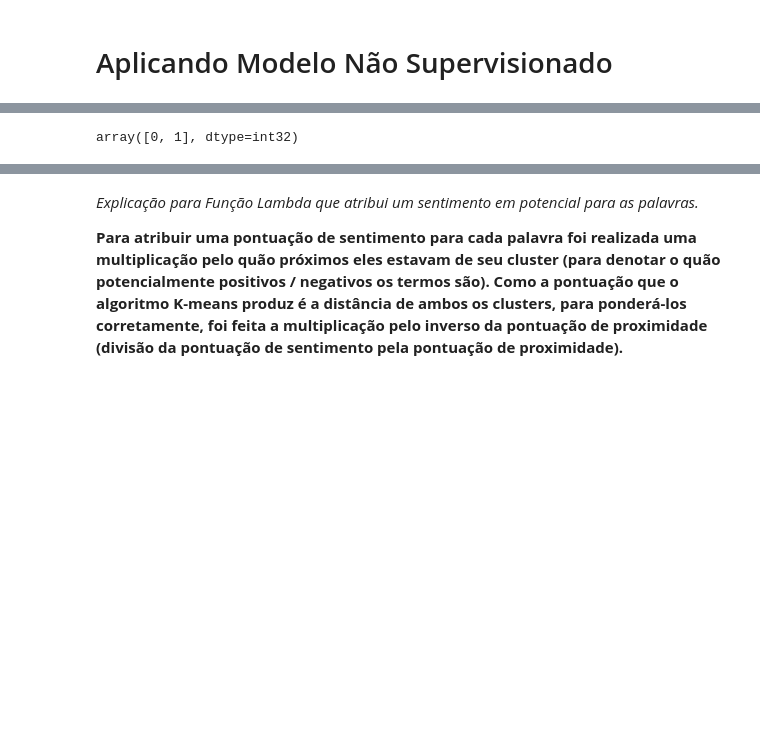
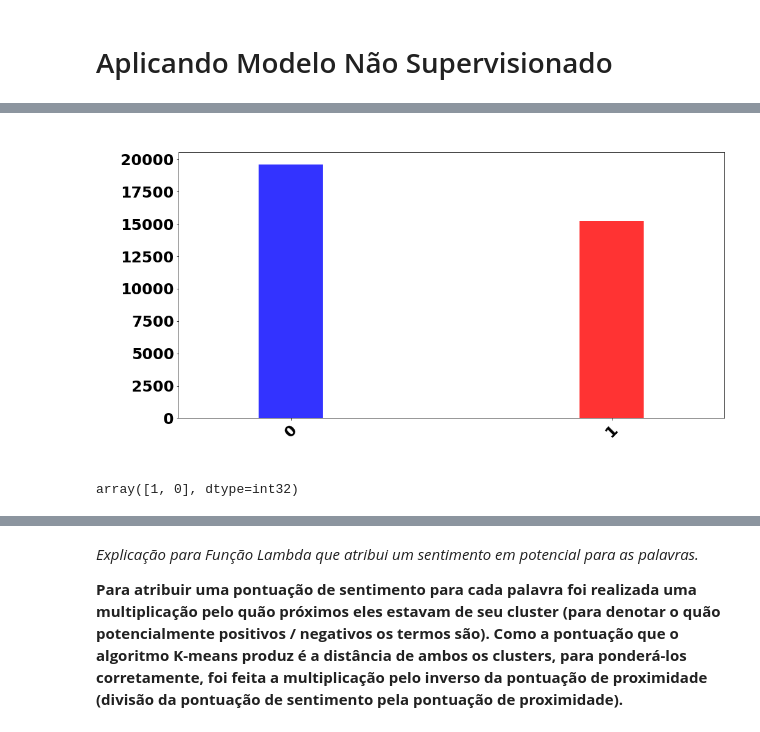
Before and after one commit to italolima04/monitoria-probabilidade-estatistica, a Jupyter notebook: Pesquisa-PID/Implementação-Algoritmos/Apresentação_PID_Implementação.ipynb, the cells around one changed output, grey strips where cells are left out. Saved outputs shown, nothing was run; the diff lists cells and outputs as text; code cells hidden in the pictures; blank space fills up the shorter version.

Commit message:
Métricas para Avaliação do Modelo Não Supervisionado

```diff
--- a/Pesquisa-PID/Implementação-Algoritmos/Apresentação_PID_Implementação.ipynb
+++ b/Pesquisa-PID/Implementação-Algoritmos/Apresentação_PID_Implementação.ipynb
@@ -502,8 +599,39 @@ Name: text, dtype: float64
+# %%
+#Configurando os parâmetros da Figura.
+plt.figure(figsize=(16, 8))
+
+
+#Plotando Gráfico com Matplotlib.
+df_kmeans['Cluster'].value_counts().plot(kind='bar', color=['blue', 'red'],  alpha=0.8, width=0.2)
+
+
+#Plotando Gráfico com Searborn.
+
+#Configurações para as fontes dos textos.
+font = {'family': 'serif',
+        'weight': 'bold',
+        'size': 16,
+        }
+plt.title('Gráfico para distribuição de Classes - Clusters', fontdict=font, color='white', size=30)
+
+#Configurando título, labels e ticks
+plt.xlabel('Meses de Coleta', fontdict=font, color='white', size=30)
+plt.ylabel('Tweets Coletados', fontdict=font, color='white', size=30)
+
+#Configuração de exibição dos ticks.
+plt.xticks(rotation=45, size=25, color='black', weight="bold")
+plt.yticks(size=25, color='black', weight="bold")
+
+#Exibindo a figura.
+plt.savefig('grafico.png', format='png', quality=100)
+plt.show()
+# %% [output]
+[figure, added]
 # %%
 #Verificando os clusters únicos.
-df_kmeans['text'].unique()
+df_kmeans['Cluster'].unique()
 # %% [output]
-array([0, 1], dtype=int32)
+array([1, 0], dtype=int32)
 # %%
 #Criando Vocabulário em formato de Dicionário para o sentimento das palavras.
 words = pd.DataFrame(word_vectors.vocab.keys())
```
Also changed, not shown: parts of 69 cells of this notebook.
